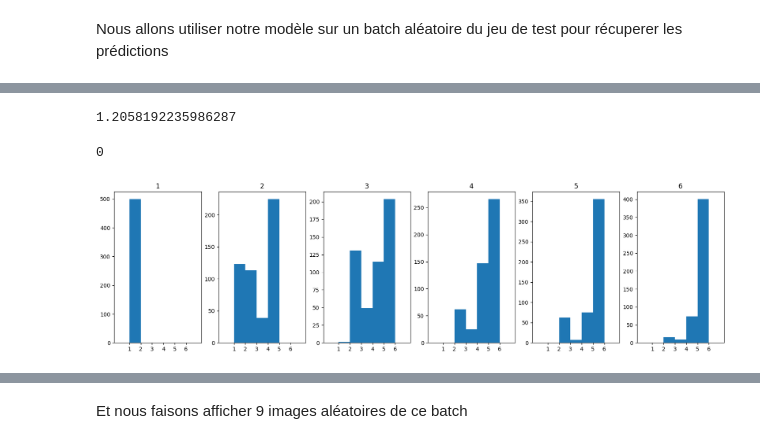
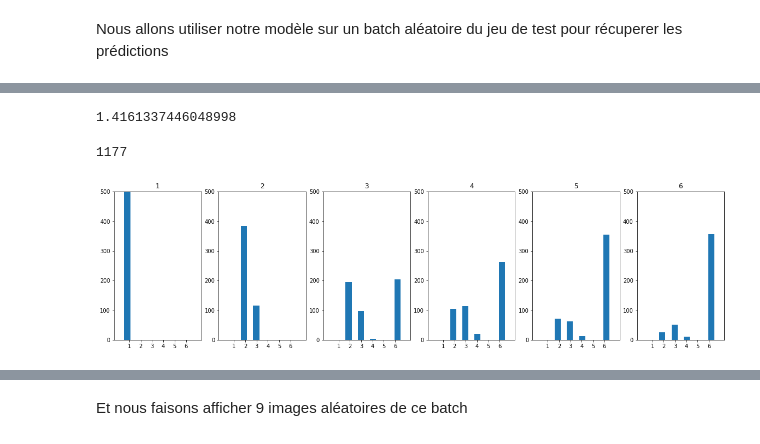
Before and after one commit to tyrosine-rex/projet_DL_photoreceptor, a Jupyter notebook: source/notebook/LeNet5.ipynb, the cells around one changed output, grey strips where cells are left out. Drawn from its saved outputs; the diff is of its cells as text; code cells hidden in the pictures.

Commit message:
Visualization update

```diff
--- a/source/notebook/LeNet5.ipynb
+++ b/source/notebook/LeNet5.ipynb
@@ -5,5 +5,5 @@ Python 3.8.13
 # %%
-batch_size = 250
+batch_size = 64
 # %% [markdown]
 ![Texte alternatif…](embedded-picture-1
 )
@@ -118,8 +159,8 @@ train_img_gen = datagen.flow_from_directory(
     #"./poly_1000_hom_png_60/training/",
     #"./poly_1000_het_png_60/training/",
     #"./data_annot/",
-    #"./data_aug/aug_training/",
-    "./res/vignettes_v1_triees_aug/aug_training/",
+    "./data_aug/aug_training/",
+    #"./res/vignettes_v1_triees_aug/aug_training/",
     target_size = (32,32),
     batch_size  = batch_size,
     color_mode  = "grayscale",
@@ -134,8 +175,8 @@ valid_img_gen = datagen.flow_from_directory(
     #"./poly_1000_hom_png_60/training/",
     #"./poly_1000_het_png_60/training/",
     #"./data_annot/",
-    #"./data_aug/aug_training/",
-    "./res/vignettes_v1_triees_aug/aug_training/",
+    "./data_aug/aug_training/",
+    #"./res/vignettes_v1_triees_aug/aug_training/",
     target_size = (32,32),
     batch_size  = batch_size,
     color_mode  = "grayscale",
@@ -367,8 +418,8 @@ test_img_gen = datagen.flow_from_directory(
     #"./poly_1000_hom_png_60/testing/",
     #"./poly_1000_het_png_60/testing/",
     #"./data_annot/",
-    #"./data_aug/aug_testing/",
-    './res/vignettes_v1_triees_aug/aug_testing/',
+    "./data_aug/aug_testing/",
+    #'./res/vignettes_v1_triees_aug/aug_testing/',
     target_size = (32,32),
     shuffle=False,
     batch_size=batch_size,
@@ -457,7 +505,7 @@ from math import sqrt
 
 print(sqrt(mean_squared_error(real_ys, pred_ys)))
 # %% [output]
-1.2058192235986287
+1.4161337446048998
 # %%
 x = 0
 for tpl in real_vs_pred:
@@ -465,17 +513,18 @@ for tpl in real_vs_pred:
     x += 1
 print(x)
 # %% [output]
-0
+1177
 # %%
 import matplotlib.pyplot as plt
 
 fix, ax = plt.subplots(figsize=(20,5), ncols=6)
 for i in range(1, 7):
-  ax[i-1].hist(d_real_vs_pred[str(i)], bins=7, range=(0,7))
+  ax[i-1].hist(d_real_vs_pred[str(i)], bins=13, range=(0,7))
   ax[i-1].set_title(str(i))
   ax[i-1].set_xticks([i for i in range(1, 7)])
+  ax[i-1].set_ylim((0,500))
 # %% [output]
-[figure, old version]
+[figure, new version]
 # %%
 X0,y0 = next(test_img_gen)
 y_pred = model.predict(X0)
```
Also changed, not shown: parts of 18 cells of this notebook.
